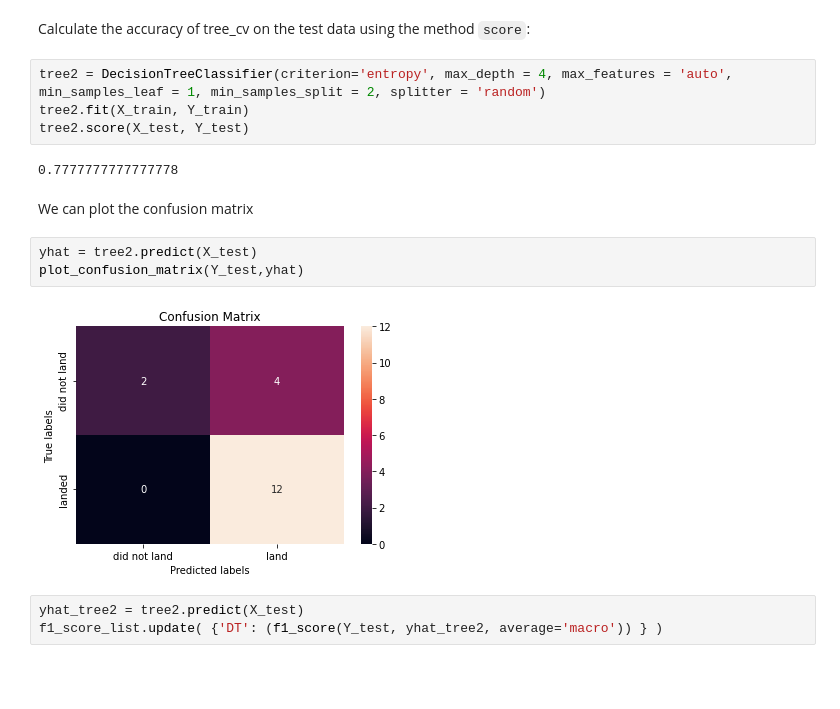
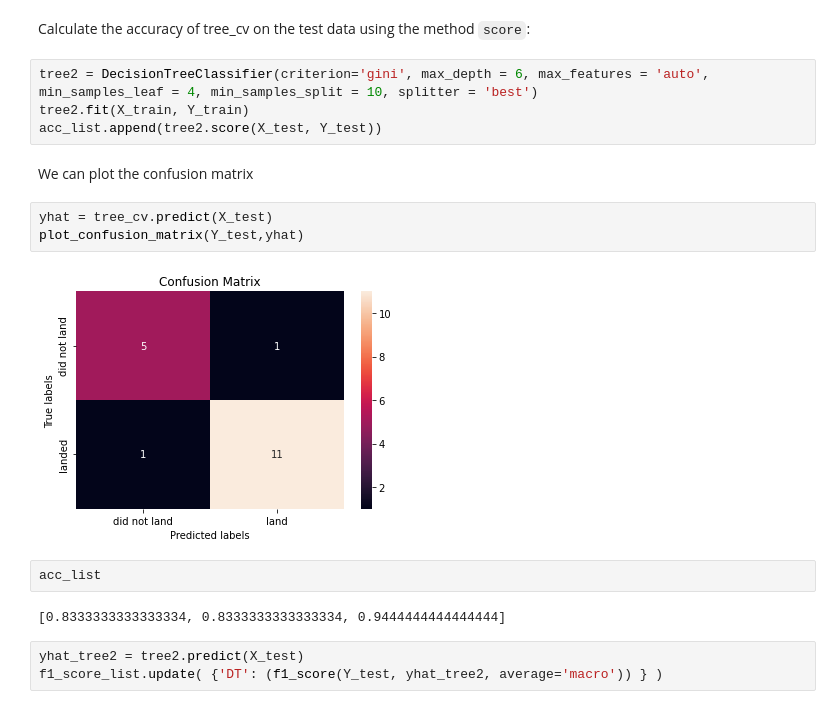
Before and after one commit to navodas/SpaceX, a Jupyter notebook: 7_SpaceX_Machine Learning Prediction_Part_5.ipynb, the cells around one changed output. Drawn from its saved outputs; the diff is of its cells as text; blank space fills up the shorter version.

```diff
--- a/7_SpaceX_Machine Learning Prediction_Part_5.ipynb
+++ b/7_SpaceX_Machine Learning Prediction_Part_5.ipynb
@@ -298,18 +323,20 @@ accuracy : 0.8892857142857145
 # %% [markdown]
 Calculate the accuracy of tree_cv on the test data using the method <code>score</code>:
 # %%
-tree2 = DecisionTreeClassifier(criterion='entropy', max_depth = 4, max_features = 'auto', min_samples_leaf = 1, min_samples_split = 2, splitter = 'random')
+tree2 = DecisionTreeClassifier(criterion='gini', max_depth = 6, max_features = 'auto', min_samples_leaf = 4, min_samples_split = 10, splitter = 'best')
 tree2.fit(X_train, Y_train)
-tree2.score(X_test, Y_test)
+acc_list.append(tree2.score(X_test, Y_test))
-# %% [output]
-0.7777777777777778
 # %% [markdown]
 We can plot the confusion matrix
 # %%
-yhat = tree2.predict(X_test)
+yhat = tree_cv.predict(X_test)
 plot_confusion_matrix(Y_test,yhat)
 # %% [output]
-[figure, old version]
+[figure, new version]
+# %%
+acc_list
+# %% [output]
+[0.8333333333333334, 0.8333333333333334, 0.9444444444444444]
 # %%
 yhat_tree2 = tree2.predict(X_test)
 f1_score_list.update( {'DT': (f1_score(Y_test, yhat_tree2, average='macro')) } )
```
Also changed, not shown: parts of 14 cells of this notebook.
